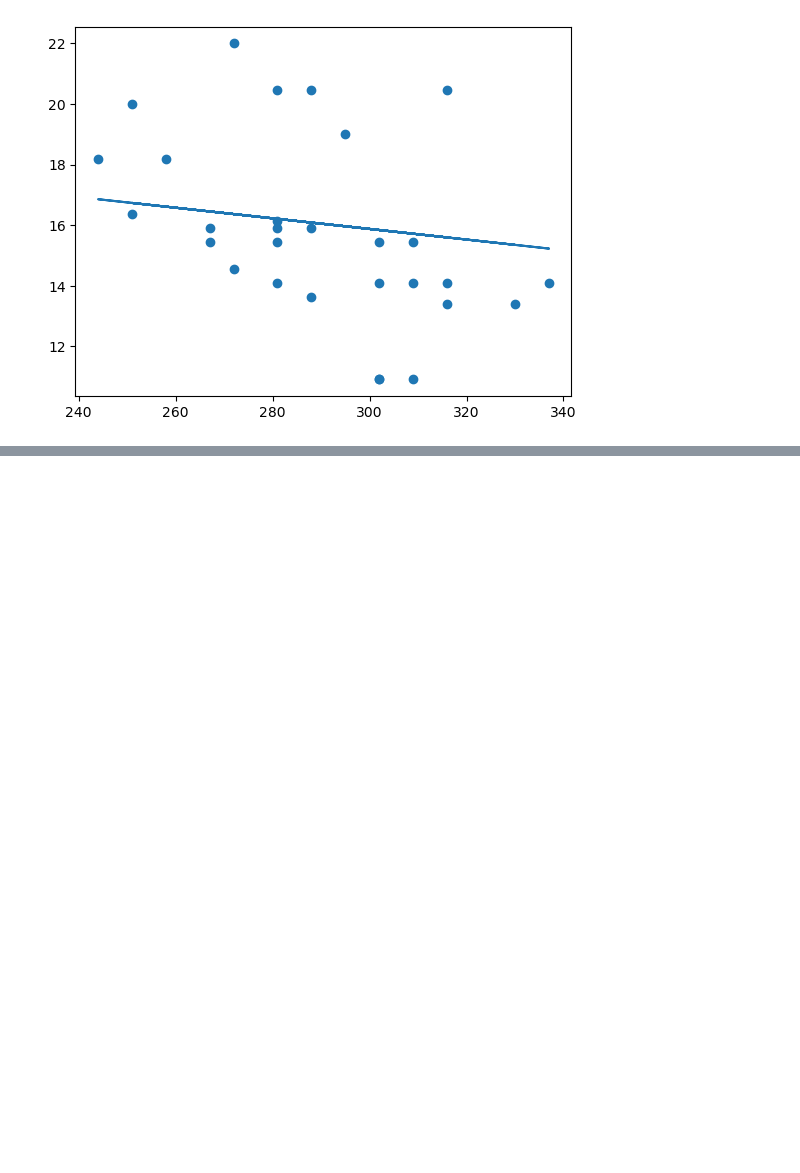
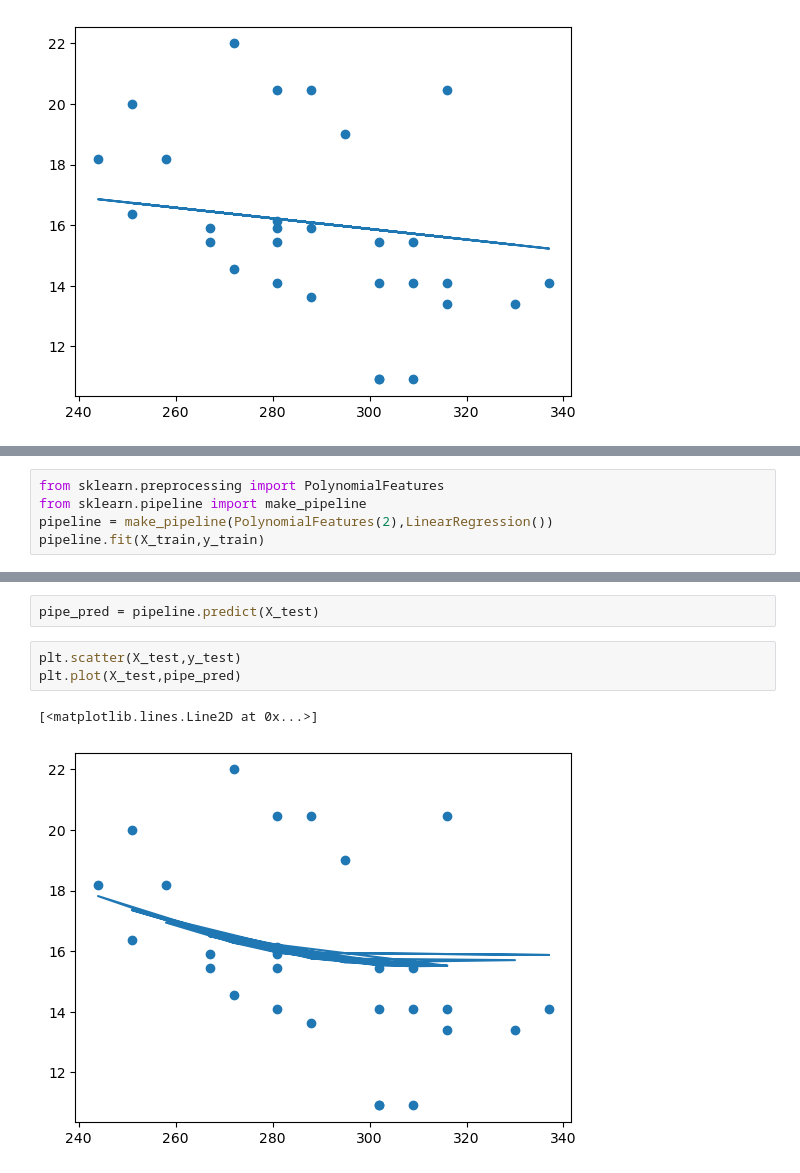
Before and after one commit to lukmanaj/ArewaDS-Machine-Learning-Assignments, a Jupyter notebook: week_04/3-Linear_Regression/practice_notebook.ipynb, the cells around one changed output, grey strips where cells are left out. Saved outputs shown, nothing was run; the diff lists cells and outputs as text; blank space fills up the shorter version.

```diff
--- a/week_04/3-Linear_Regression/practice_notebook.ipynb
+++ b/week_04/3-Linear_Regression/practice_notebook.ipynb
@@ -235,0 +248,5 @@ plt.plot(X_test,pred)
+# %%
+from sklearn.preprocessing import PolynomialFeatures
+from sklearn.pipeline import make_pipeline
+pipeline = make_pipeline(PolynomialFeatures(2),LinearRegression())
+pipeline.fit(X_train,y_train)
@@ -235,0 +260,8 @@ plt.plot(X_test,pred)
+# %%
+pipe_pred = pipeline.predict(X_test)
+# %%
+plt.scatter(X_test,y_test)
+plt.plot(X_test,pipe_pred)
+# %% [output]
+[<matplotlib.lines.Line2D at 0x...>]
+[figure, added]
```
Also changed, not shown: parts of 27 cells of this notebook.
